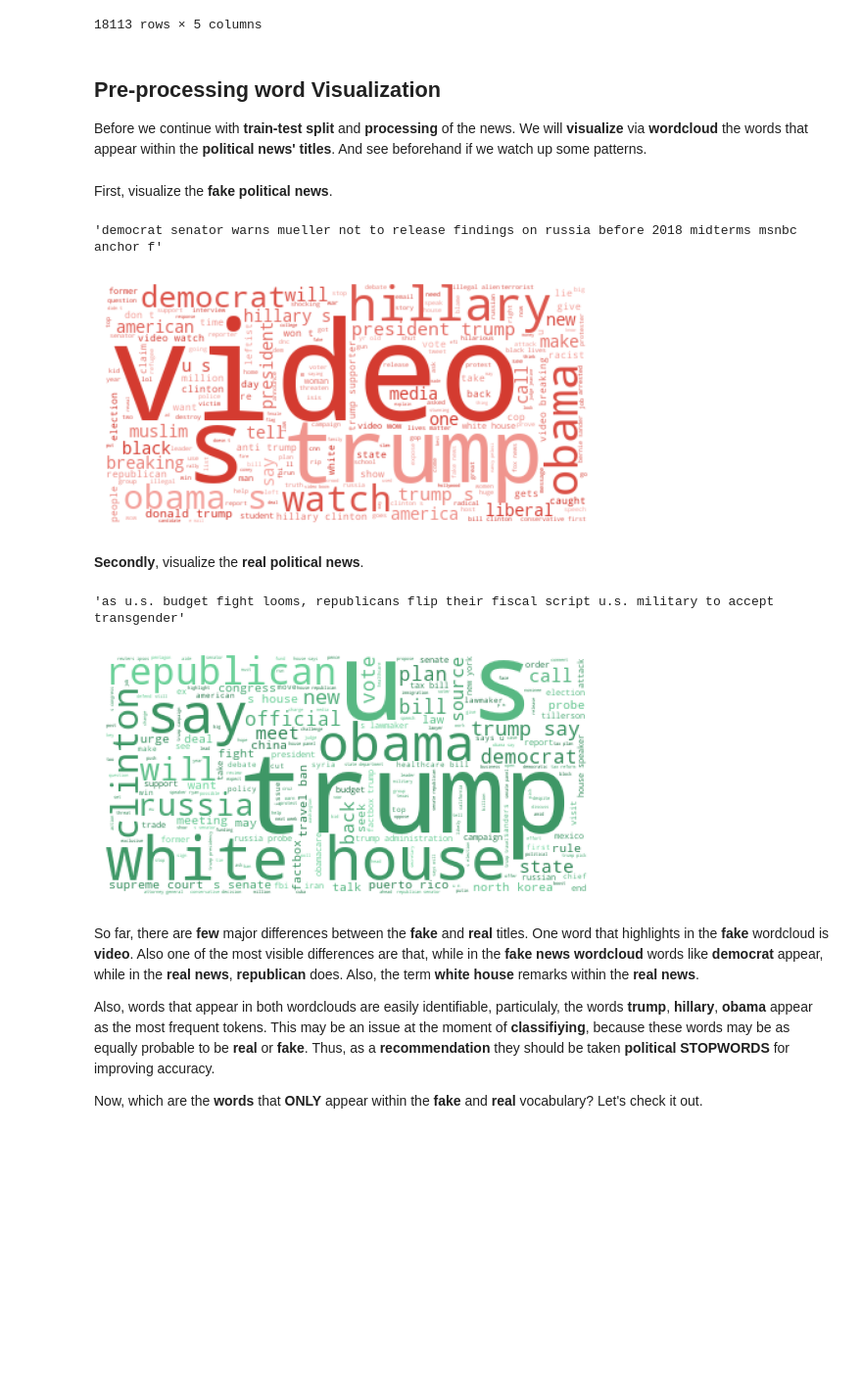
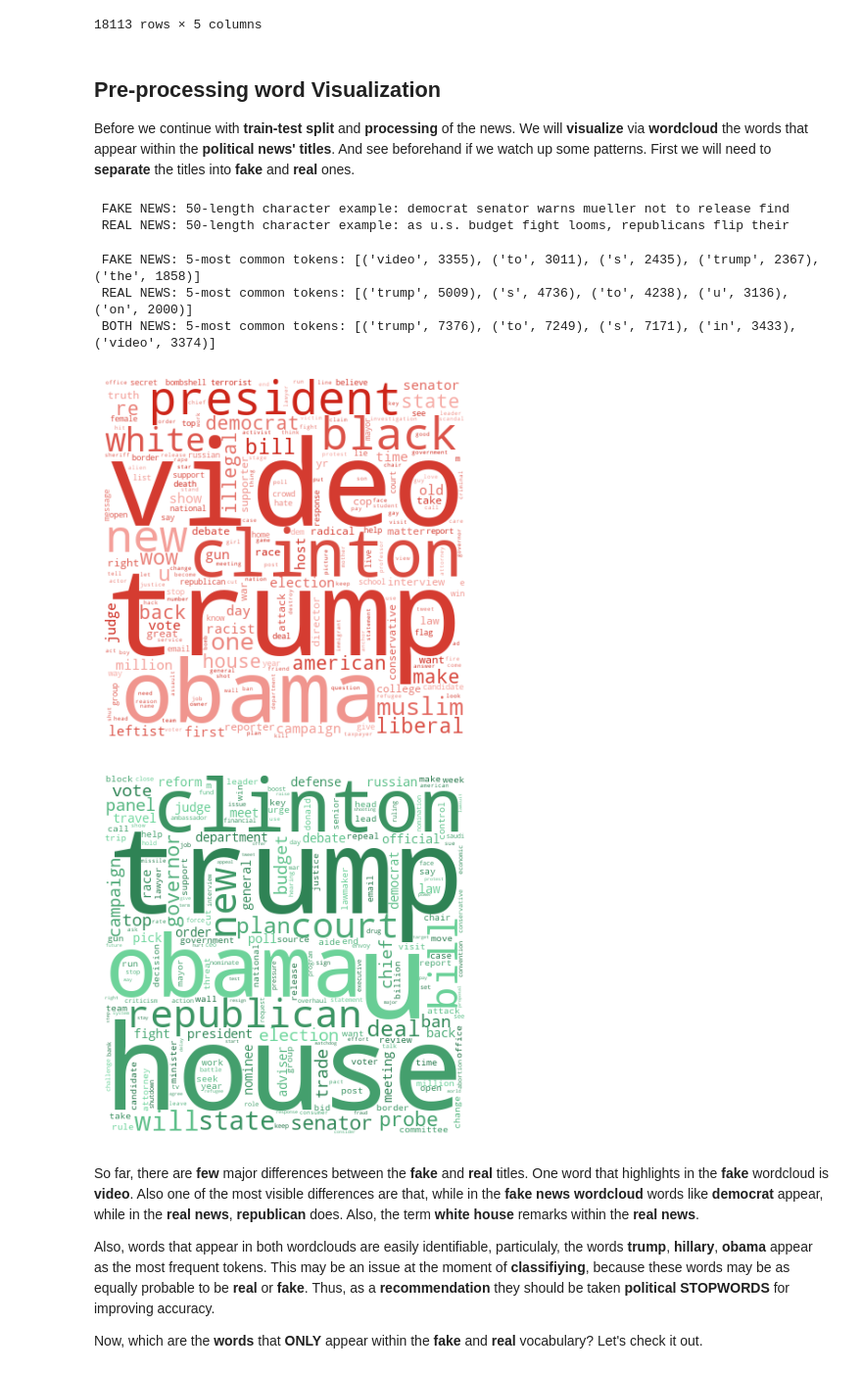
Before and after one commit to system-rowb/Data-Portfolio, a Jupyter notebook: NLP/Fake_news/Fake_news.ipynb, the cells around one changed output. Shown at 98% size. Saved outputs shown, nothing was run; the diff lists cells and outputs as text; code cells hidden in the pictures; blank space fills up the shorter version.

Commit message:
Recreation of All-including wordclouds and beautization of the first joint image

```diff
--- a/NLP/Fake_news/Fake_news.ipynb
+++ b/NLP/Fake_news/Fake_news.ipynb
@@ -169,43 +172,52 @@ Name: is_fake, dtype: int64
 # %% [markdown]
 ## **Pre-processing word Visualization**
 
-Before we continue with **train-test split** and **processing** of the news. We will **visualize**  via **wordcloud** the words that appear within the **political news' titles**. And see beforehand if we watch up some patterns.
+Before we continue with **train-test split** and **processing** of the news. We will **visualize**  via **wordcloud** the words that appear within the **political news' titles**. And see beforehand if we watch up some patterns. First we will need to **separate** the titles into **fake** and **real** ones.
-# %% [markdown]
-First, visualize the **fake political news**.
 # %%
 # We will create a string/text with ALL the fake titles from our sample.
+
 # A brief lower-processing to avoid word-duplicates, with just upper cases as differences
 fake_titles = " ".join(pnews.query("is_fake == 1").title.str.lower())
 
-# Show the head of the result
-fake_titles[:100]
+# Create a string/text with the concatenation of ALL real news
+real_titles = " ".join(pnews.query("is_fake == 0").title.str.lower())
+
+# Show an example of the result
+print(f"{Fore.RED}{Style.BRIGHT} FAKE NEWS:{Style.RESET_ALL} {STR_HEAD}-length character example: {Fore.RED}{Style.BRIGHT}{fake_titles[:STR_HEAD]}{Style.RESET_ALL}")
+print(f"{Fore.GREEN}{Style.BRIGHT} REAL NEWS:{Style.RESET_ALL} {STR_HEAD}-length character example: {Fore.GREEN}{Style.BRIGHT}{real_titles[:STR_HEAD]}{Style.RESET_ALL}")
 # %% [output]
-'democrat senator warns mueller not to release findings on russia before 2018 midterms msnbc anchor f'
+ FAKE NEWS: 50-length character example: democrat senator warns mueller not to release find
+ REAL NEWS: 50-length character example: as u.s. budget fight looms, republicans flip their
+# %%
+# Define a list of words/tokens for fake and real news, we do this by tokenizing using regular expressions
+fake_titles_tokens = Counter(re.findall('\w+', fake_titles))
+real_titles_tokens = Counter(re.findall('\w+', real_titles))
+both_titles_tokens = Counter(re.findall('\w+', fake_titles + real_titles)) # Get the comnbinations of fake and real tokens, into a single joint counter
+
+# Show an example of the result
+print(f"{Fore.RED}{Style.BRIGHT} FAKE NEWS:{Style.RESET_ALL} {HEAD}-most common tokens: {Fore.RED}{Style.BRIGHT}{fake_titles_tokens.most_common(HEAD)}{Style.RESET_ALL}")
+print(f"{Fore.GREEN}{Style.BRIGHT} REAL NEWS: {Style.RESET_ALL}{HEAD}-most common tokens: {Fore.GREEN}{Style.BRIGHT}{real_titles_tokens.most_common(HEAD)}{Style.RESET_ALL}")
+print(f"{Fore.CYAN}{Style.BRIGHT} BOTH NEWS:{Style.RESET_ALL} {HEAD}-most common tokens: {Fore.CYAN}{Style.BRIGHT}{both_titles_tokens.most_common(HEAD)}{Style.RESET_ALL}")
+# %% [output]
+ FAKE NEWS: 5-most common tokens: [('video', 3355), ('to', 3011), ('s', 2435), ('trump', 2367), ('the', 1858)]
+ REAL NEWS: 5-most common tokens: [('trump', 5009), ('s', 4736), ('to', 4238), ('u', 3136), ('on', 2000)]
+ BOTH NEWS: 5-most common tokens: [('trump', 7376), ('to', 7249), ('s', 7171), ('in', 3433), ('video', 3374)]
 # %%
 # Generate the wordcloud with the `fake_titles`` text
-fake_titles_wc = WordCloud(**WORDCLOUD_ARGS_RAW, colormap=FAKE_COLOR_CMAP).generate(fake_titles)
+fake_titles_wc = WordCloud(**WORDCLOUD_ARGS_RAW, colormap=FAKE_COLOR_CMAP, width=400, height=400).generate(" ".join(item[0] for item in fake_titles_tokens.most_common()))
 # Show the fake titles wordcloud
 plt.imshow(fake_titles_wc, interpolation='bilinear')
 _ = plt.axis('off')
 # %% [output]
-[figure, old version]
+[figure, new version]
-# %% [markdown]
-**Secondly**, visualize the **real political news**.
-# %%
-# Create a string/text with the concatenation of ALL real news
-real_titles = " ".join(pnews.query("is_fake == 0").title.str.lower())
-# Show the head of `real_titles`
-real_titles[:100]
-# %% [output]
-'as u.s. budget fight looms, republicans flip their fiscal script u.s. military to accept transgender'
 # %%
 # Create the wordcloud with real titles
-real_titles_wc = WordCloud(**WORDCLOUD_ARGS_RAW, colormap=REAL_COLOR_CMAP).generate(real_titles)
+real_titles_wc = WordCloud(**WORDCLOUD_ARGS_RAW, colormap=REAL_COLOR_CMAP, height=400, width=400).generate(" ".join(item[0] for item in real_titles_tokens.most_common()))
 # Show the wordcloud
 plt.imshow(real_titles_wc)
 _ = plt.axis('off')
 # %% [output]
-[figure, old version]
+[figure, new version]
 # %% [markdown]
 So far, there are **few** major differences between the **fake** and **real** titles. One word that highlights in the **fake** wordcloud is **video**. Also one of the most visible differences are that, while in the **fake news wordcloud** words like **democrat** appear, while in the **real news**, **republican** does. Also, the term **white house** remarks within the **real news**.
 
```
Also changed, not shown: parts of 12 cells of this notebook.
